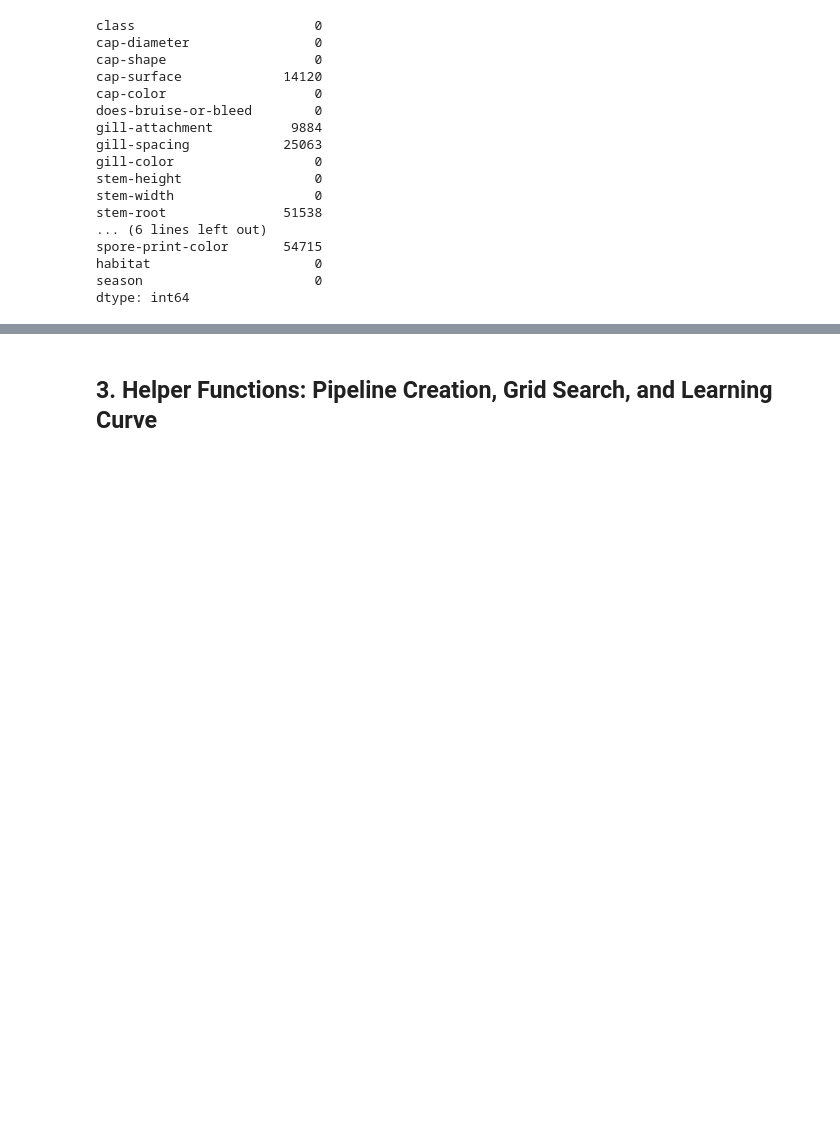
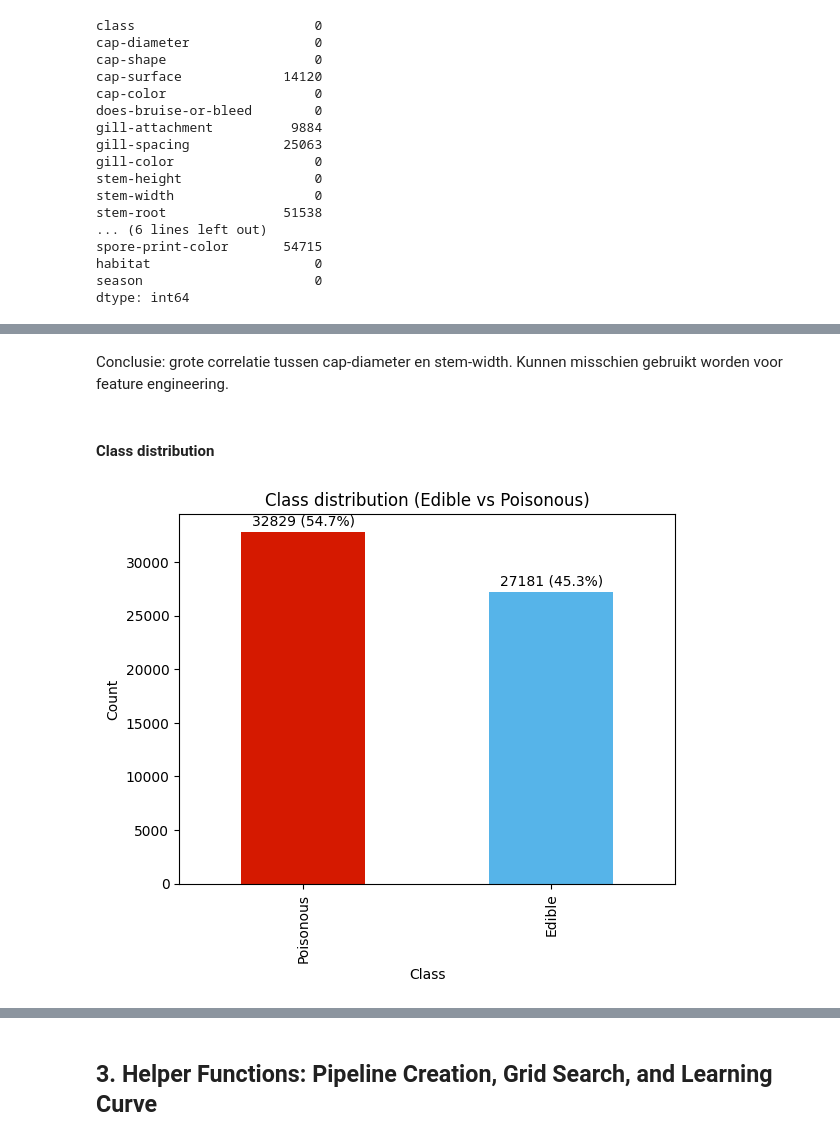
Before and after one commit to huaxel/mushroom-ai, a Jupyter notebook: Assignment.ipynb, the cells around one changed output, grey strips where cells are left out. Drawn from its saved outputs; the diff is of its cells as text; code cells hidden in the pictures; blank space fills up the shorter version.

```diff
--- a/Assignment.ipynb
+++ b/Assignment.ipynb
@@ -221,0 +244,29 @@ for col in categorical_cols[:5]:
+# %% [markdown]
+Conclusie: grote correlatie tussen cap-diameter en stem-width.
+Kunnen misschien gebruikt worden voor feature engineering.
+# %% [markdown]
+#### Class distribution
+# %%
+# balance between edible and poisonous mushrooms
+counts = mushroom["class"].value_counts()
+percentages = counts / counts.sum() * 100
+
+colors = ["#56B4E9" if x == 0 else "#D51900" for x in counts.index]
+
+label_map = {0: "Edible", 1: "Poisonous"}
+labels = [label_map[x] for x in counts.index]
+
+ax = counts.plot(
+    kind="bar", title="Class distribution (Edible vs Poisonous)", color=colors
+)
+
+ax.set_xticklabels(labels)
+
+for i, (v, p) in enumerate(zip(counts, percentages)):
+    ax.text(i, v + counts.max() * 0.01, f"{v} ({p:.1f}%)", ha="center", va="bottom")
+
+plt.xlabel("Class")
+plt.ylabel("Count")
+plt.show()
+# %% [output]
+[figure, added]
```
Also changed, not shown: parts of 56 cells of this notebook.
